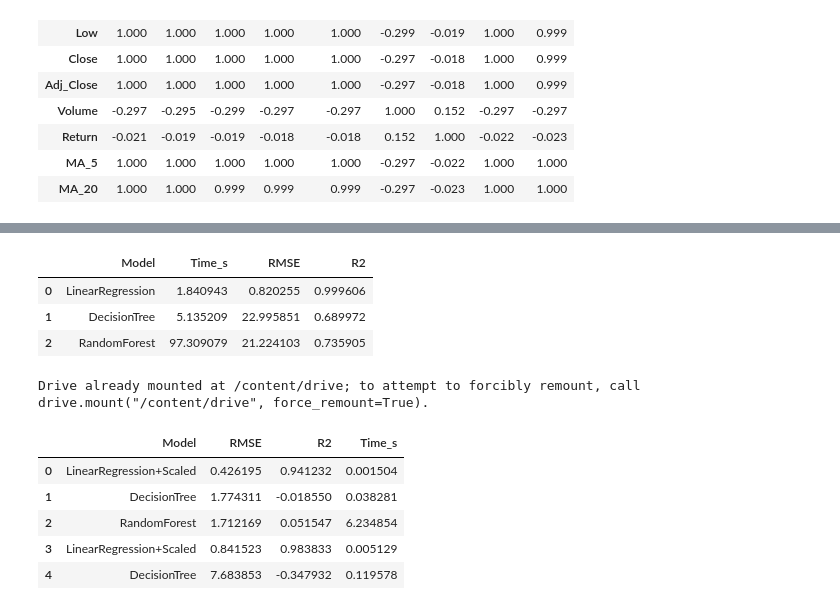
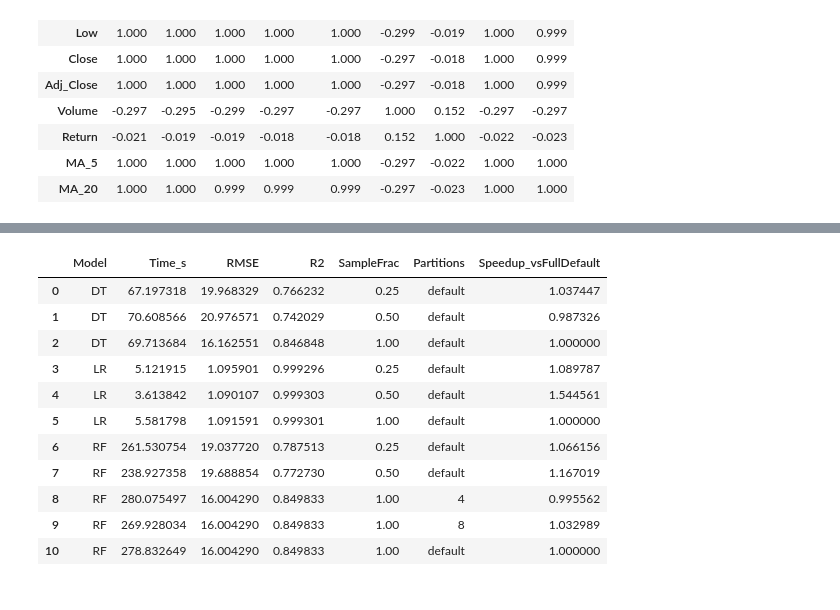
Before and after one commit to rwanalramli/BigData-StockPrediction, a Jupyter notebook: Amazon_.ipynb, the cells around one changed output, grey strips where cells are left out. Saved outputs shown, nothing was run; the diff lists cells and outputs as text; code cells hidden in the pictures.

```diff
--- a/Amazon_.ipynb
+++ b/Amazon_.ipynb
@@ -468,27 +399,0 @@ def experiment(sample_frac=1.0, partitions=None, seed=42):
-# %%
-base_par = spark.sparkContext.defaultParallelism
-scenarios = [
-    (0.25, None),
-    (0.50, None),
-    (1.00, None),
-    (1.00, base_par*2),
-    (1.00, base_par*4),
-]
-
-all_results = []
-for frac, parts in scenarios:
-    all_results += experiment(sample_frac=frac, partitions=parts)
-
-import pandas as pd
-res_df = pd.DataFrame(all_results)
-
-# حساب Speedup داخل كل موديل بالنسبة لزمن الحالة الأساسية (full data + default partitions)
-def compute_speedup(df):
-    df = df.copy()
-    # خط أساس لكل موديل
-    base = df[(df["SampleFrac"]==1.0) & (df["Partitions"]=="default")][["Model","Time_s"]].set_index("Model")["Time_s"].to_dict()
-    df["Speedup_vsFullDefault"] = df.apply(lambda r: base[r["Model"]]/r["Time_s"] if r["Model"] in base else None, axis=1)
-    return df
-
-res_df = compute_speedup(res_df)
-res_df.sort_values(["Model","SampleFrac","Partitions"]).reset_index(drop=True)
@@ -542,41 +430,26 @@ for m in res_df["Model"].unique():
 # %%
 # ثبّت نتائج السبارك باسم واضح
-spark_results_df = results_df.copy()
+spark_results_df = res_df.copy()
 
 # للتأكد ان الأعمدة موجودة وبأنواع رقمية
 need = ["Model","RMSE","R2","Time_s"]
 assert all(c in spark_results_df.columns for c in need), spark_results_df.columns
 for c in ["RMSE","R2","Time_s"]:
     spark_results_df[c] = pd.to_numeric(spark_results_df[c], errors="coerce")
 spark_results_df
 # %% [output]
-|  | Model | Time_s | RMSE | R2 |
-| 0 | LinearRegression | 1.840943 | 0.820255 | 0.999606 |
-| 1 | DecisionTree | 5.135209 | 22.995851 | 0.689972 |
-| 2 | RandomForest | 97.309079 | 21.224103 | 0.735905 |
+|  | Model | Time_s | RMSE | R2 | SampleFrac | Partitions | Speedup_vsFullDefault |
+| 0 | DT | 67.197318 | 19.968329 | 0.766232 | 0.25 | default | 1.037447 |
+| 1 | DT | 70.608566 | 20.976571 | 0.742029 | 0.50 | default | 0.987326 |
+| 2 | DT | 69.713684 | 16.162551 | 0.846848 | 1.00 | default | 1.000000 |
+| 3 | LR | 5.121915 | 1.095901 | 0.999296 | 0.25 | default | 1.089787 |
+| 4 | LR | 3.613842 | 1.090107 | 0.999303 | 0.50 | default | 1.544561 |
+| 5 | LR | 5.581798 | 1.091591 | 0.999301 | 1.00 | default | 1.000000 |
+| 6 | RF | 261.530754 | 19.037720 | 0.787513 | 0.25 | default | 1.066156 |
+| 7 | RF | 238.927358 | 19.688854 | 0.772730 | 0.50 | default | 1.167019 |
+| 8 | RF | 280.075497 | 16.004290 | 0.849833 | 1.00 | 4 | 0.995562 |
+| 9 | RF | 269.928034 | 16.004290 | 0.849833 | 1.00 | 8 | 1.032989 |
+| 10 | RF | 278.832649 | 16.004290 | 0.849833 | 1.00 | default | 1.000000 |
-# %%
-from google.colab import drive
-drive.mount('/content/drive')
-
-import pandas as pd, os
-
-SCIKIT_CSV = "/content/drive/MyDrive/AmazonData/results/results_sklearn_experiments.csv"
-scikit_df = pd.read_csv(SCIKIT_CSV)
-
-# التأكد من الأعمدة
-want = ["Model","RMSE","R2","Time_s"]
-scikit_df = scikit_df[want]
-for c in ["RMSE","R2","Time_s"]:
-    scikit_df[c] = pd.to_numeric(scikit_df[c], errors="coerce")
-scikit_df.head()
-# %% [output]
-Drive already mounted at /content/drive; to attempt to forcibly remount, call drive.mount("/content/drive", force_remount=True).
-|  | Model | RMSE | R2 | Time_s |
-| 0 | LinearRegression+Scaled | 0.426195 | 0.941232 | 0.001504 |
-| 1 | DecisionTree | 1.774311 | -0.018550 | 0.038281 |
-| 2 | RandomForest | 1.712169 | 0.051547 | 6.234854 |
-| 3 | LinearRegression+Scaled | 0.841523 | 0.983833 | 0.005129 |
-| 4 | DecisionTree | 7.683853 | -0.347932 | 0.119578 |
 # %%
 spark_results_df["Model"] = spark_results_df["Model"].replace({
     "LinearRegression": "LinearRegression"  # أو "LinearRegression+Scaled"
```
Also changed, not shown: parts of 27 cells of this notebook.
